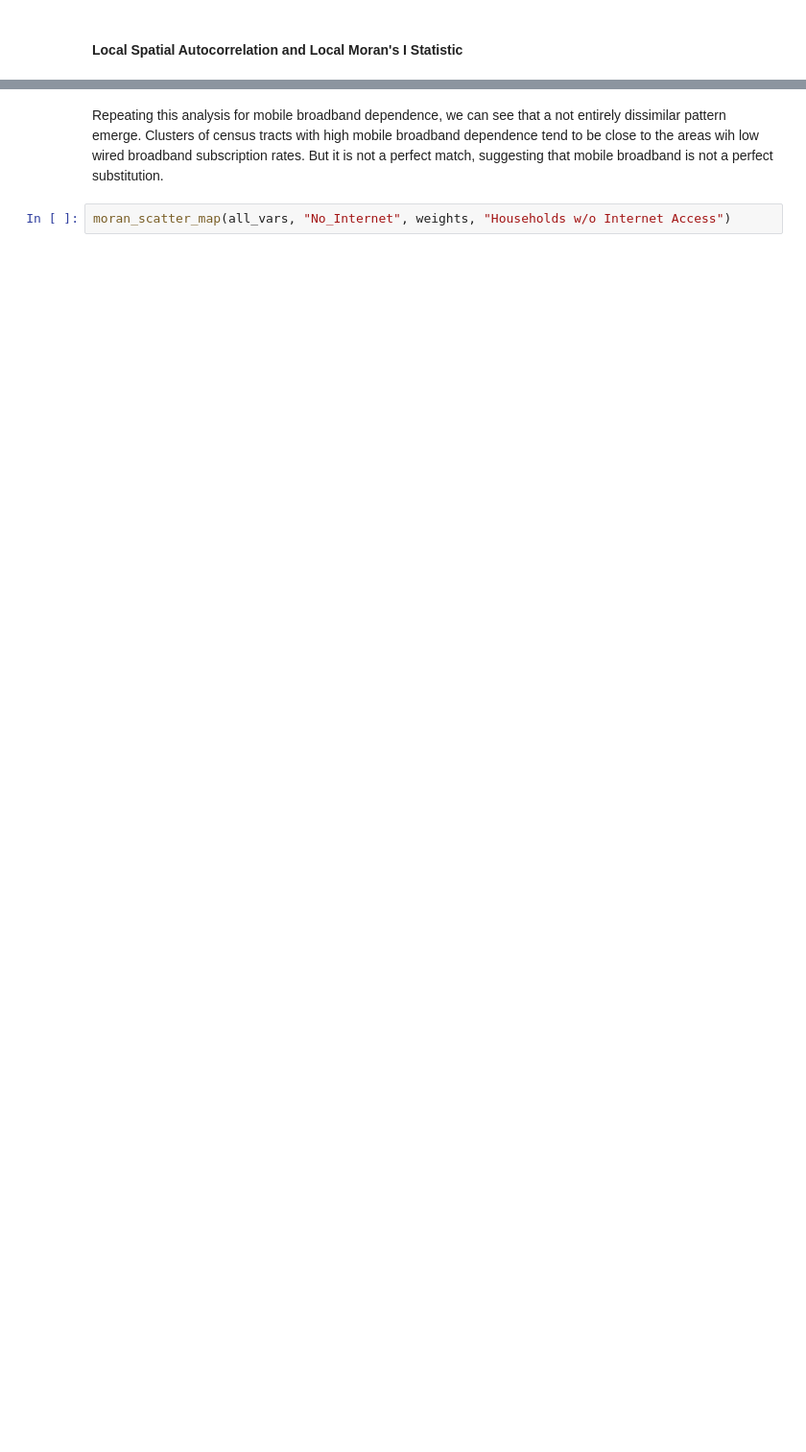
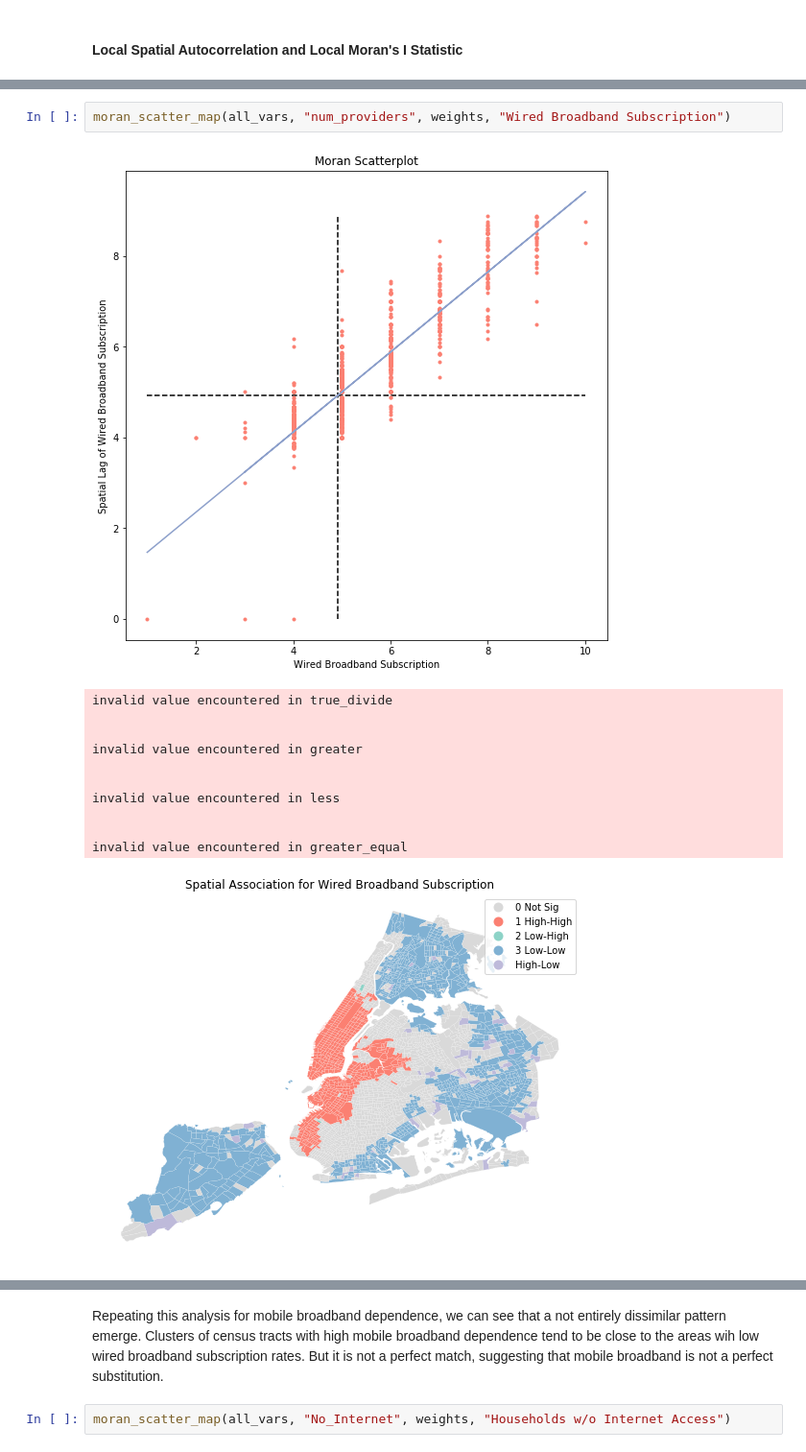
Before and after one commit to lyc1005/nyconnect, a Jupyter notebook: analysis/Subscription_Data.ipynb, the cells around one changed output, grey strips where cells are left out. Shown at 96% size. Drawn from its saved outputs; the diff is of its cells as text; blank space fills up the shorter version.

```diff
--- a/analysis/Subscription_Data.ipynb
+++ b/analysis/Subscription_Data.ipynb
@@ -179,0 +196,15 @@ Here we can see a map of similarly valued clusters.
+# %%
+moran_scatter_map(all_vars, "num_providers", weights, "Wired Broadband Subscription")
+# %% [output]
+[figure, added]
+invalid value encountered in true_divide
+
+
+invalid value encountered in greater
+
+
+invalid value encountered in less
+
+
+invalid value encountered in greater_equal
+[figure, added]
```
Also changed, not shown: parts of 21 cells of this notebook, 4 other files.
